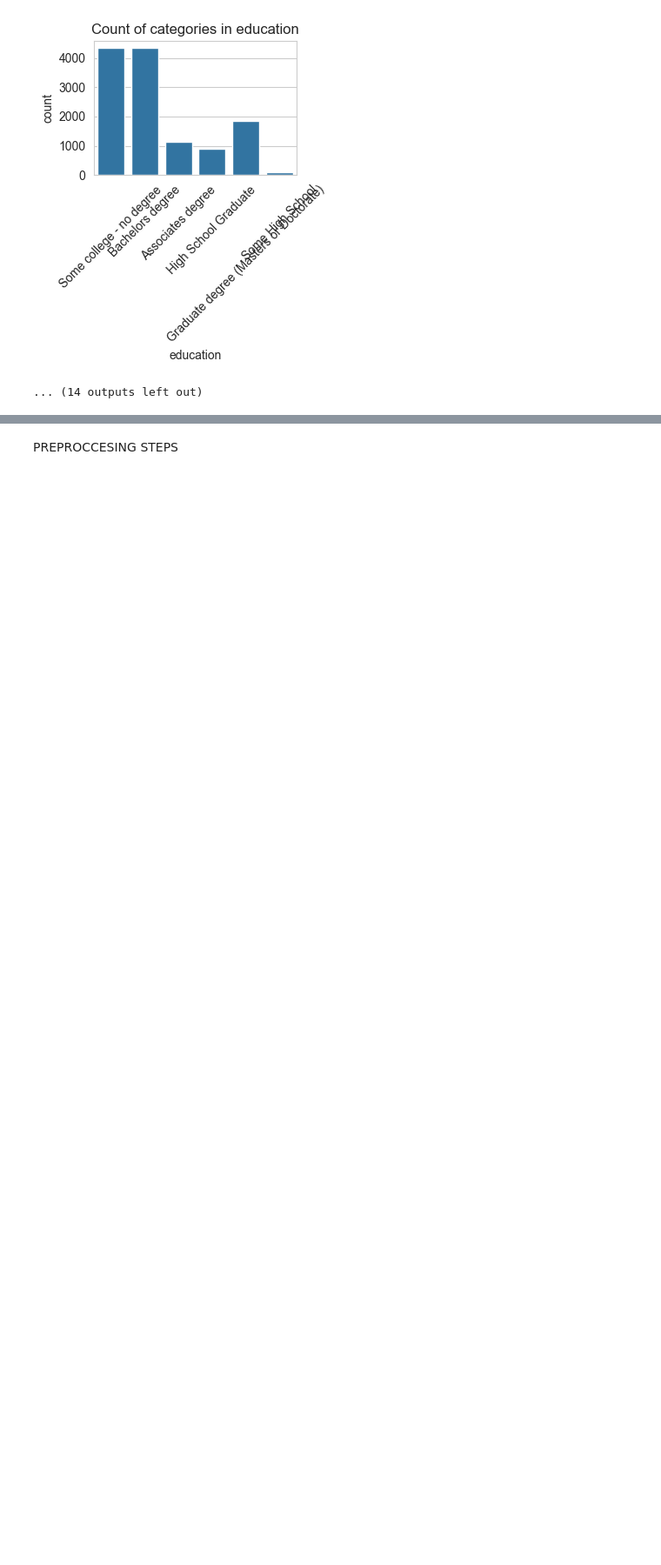
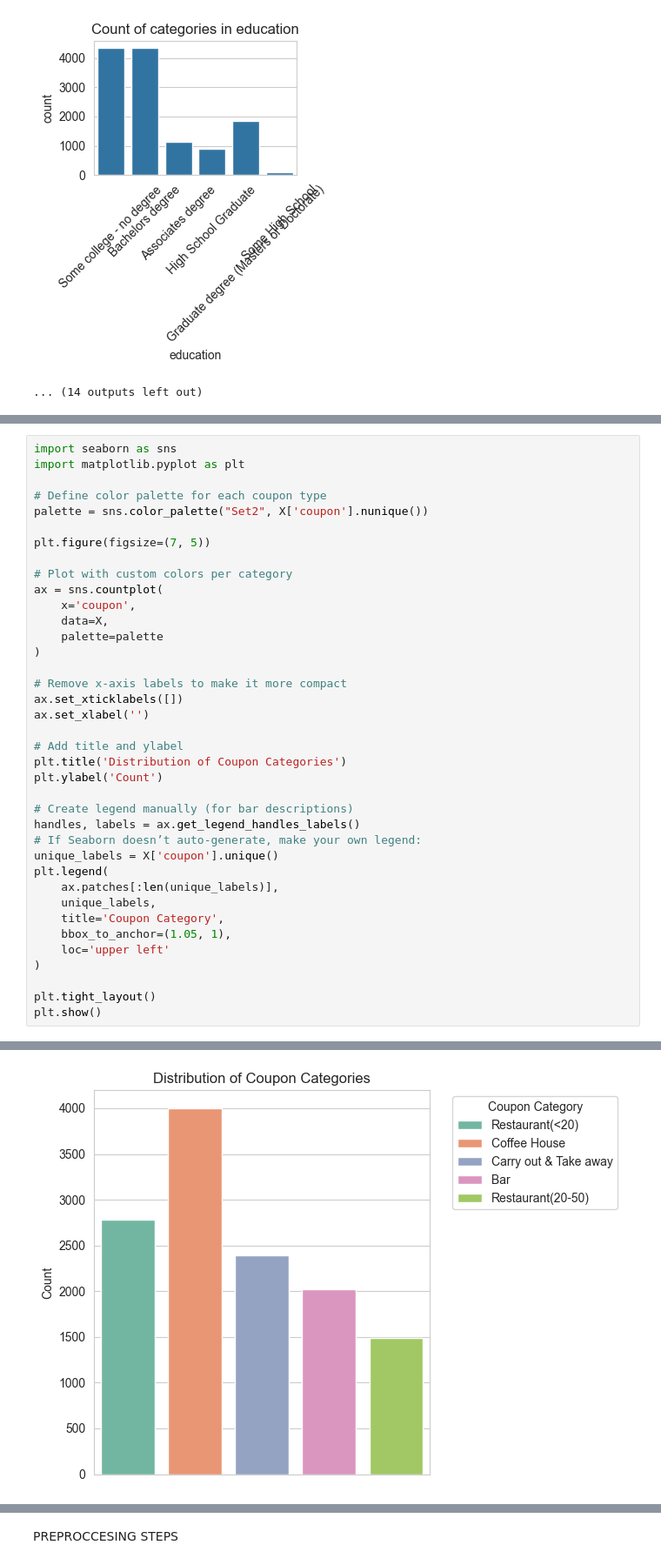
Before and after one commit to wimphil/machine_learning_group_11, a Jupyter notebook: Drivers_Recommendation_Dataset_Jupyter.ipynb, the cells around one changed output, grey strips where cells are left out. Shown at 87% size. Cells and saved outputs as stored; diff of their text form; blank space fills up the shorter version.

```diff
--- a/Drivers_Recommendation_Dataset_Jupyter.ipynb
+++ b/Drivers_Recommendation_Dataset_Jupyter.ipynb
@@ -156,0 +214,39 @@ plt.show()
+# %%
+import seaborn as sns
+import matplotlib.pyplot as plt
+
+# Define color palette for each coupon type
+palette = sns.color_palette("Set2", X['coupon'].nunique())
+
+plt.figure(figsize=(7, 5))
+
+# Plot with custom colors per category
+ax = sns.countplot(
+    x='coupon',
+    data=X,
+    palette=palette
+)
+
+# Remove x-axis labels to make it more compact
+ax.set_xticklabels([])
+ax.set_xlabel('')
+
+# Add title and ylabel
+plt.title('Distribution of Coupon Categories')
+plt.ylabel('Count')
+
+# Create legend manually (for bar descriptions)
+handles, labels = ax.get_legend_handles_labels()
+# If Seaborn doesn’t auto-generate, make your own legend:
+unique_labels = X['coupon'].unique()
+plt.legend(
+    ax.patches[:len(unique_labels)],
+    unique_labels,
+    title='Coupon Category',
+    bbox_to_anchor=(1.05, 1),
+    loc='upper left'
+)
+
+plt.tight_layout()
+plt.show()
+# %% [output]
@@ -156,0 +256 @@ plt.show()
+[figure, added]
```
Also changed, not shown: parts of 19 cells of this notebook, 1 other file.
